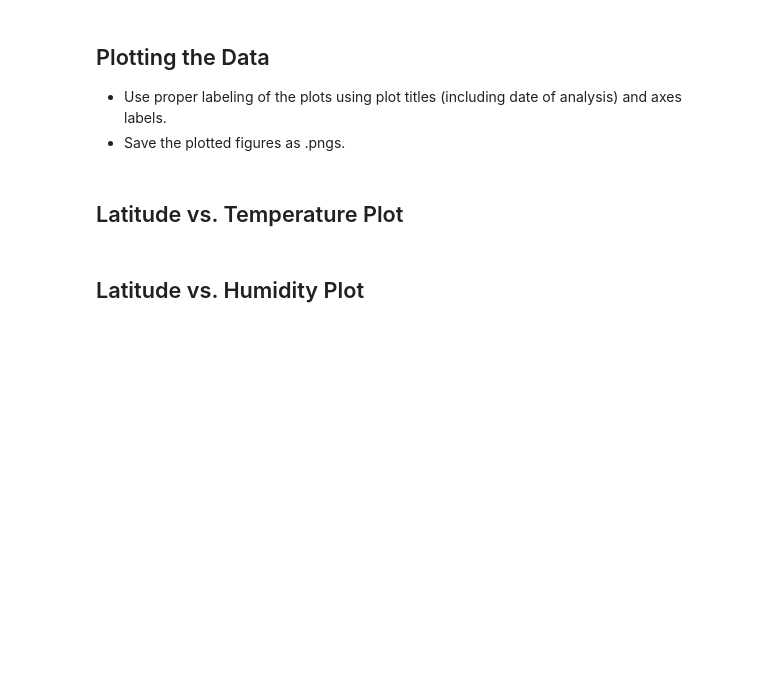
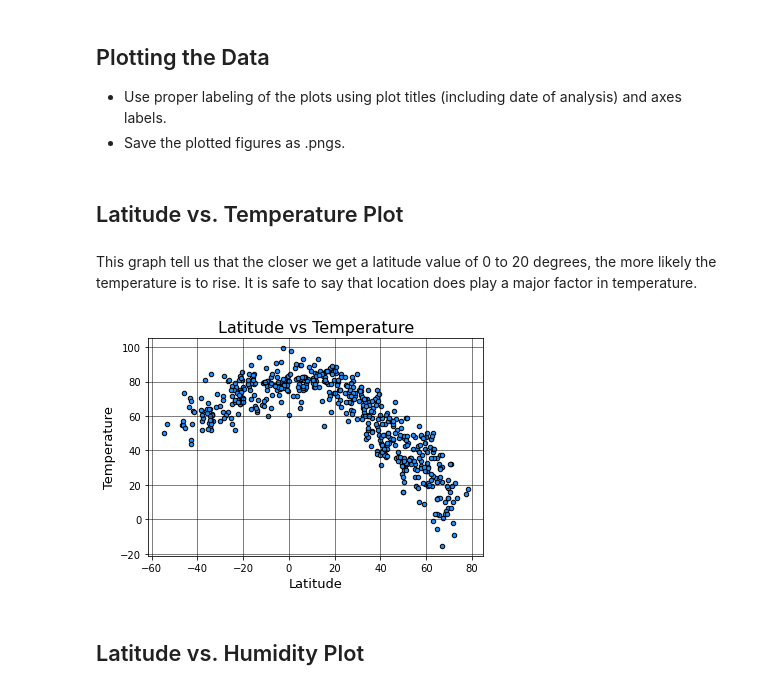
Before and after one commit to sjrojanooo/python-api-challenge, a Jupyter notebook: WeatherPy.ipynb, the cells around one changed output. Saved outputs shown, nothing was run; the diff lists cells and outputs as text; code cells hidden in the pictures; blank space fills up the shorter version.

```diff
--- a/WeatherPy.ipynb
+++ b/WeatherPy.ipynb
@@ -206,7 +284,7 @@ city_df = pd.DataFrame({
     'Max Temp':max_temp,
     'Humidity':humidity,
     'Cloudiness':cloud,
-    'Windiness':wind,
+    'Wind Speed':wind,
     'Country':country,
     'Date':date
 })
@@ -216,3 +294,5 @@ city_df = pd.DataFrame(city_df)
 
 #exporting the frame to a csv
 city_df.to_csv('City_Data.csv',index=False)
+
+city_df
@@ -231,5 +346,24 @@ Skip this step if there are no cities that have humidity > 100%.
 * Save the plotted figures as .pngs.
 # %% [markdown]
 ## Latitude vs. Temperature Plot
+# %% [markdown]
+This graph tell us that the closer we get a latitude value of 0 to 20 degrees, the more likely the temperature is to rise.
+It is safe to say that location does play a major factor in temperature.
+# %%
+#using the subplot function from matplot lib
+#From my understanding it give me more freedom
+fig, ax = plt.subplots()
+
+ax.set_title('Latitude vs Temperature',fontsize=16,loc='center',)
+
+city_df.plot(kind='scatter',x='Latitude',y='Max Temp',c='dodgerblue',edgecolor='black',ax=ax)
+
+ax.set_xlabel('Latitude',fontsize=13)
+
+ax.set_ylabel('Temperature',fontsize=13)
+
+ax.grid(linestyle='-',linewidth='0.5',color='black')
+# %% [output]
+[figure, added]
 # %% [markdown]
 ## Latitude vs. Humidity Plot
```
Also changed, not shown: parts of 19 cells of this notebook.
